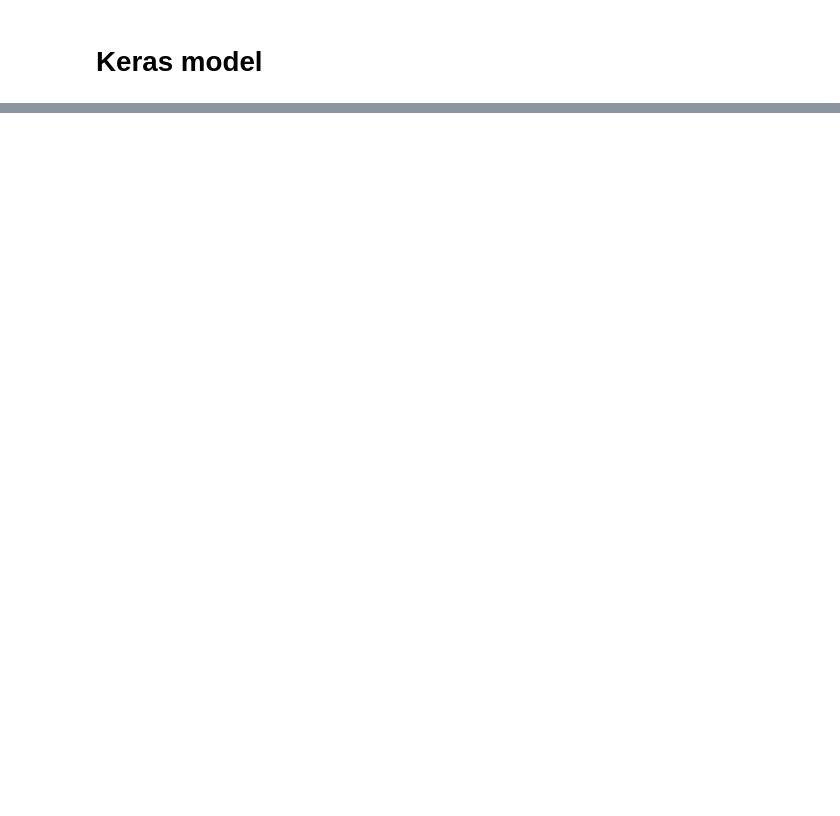
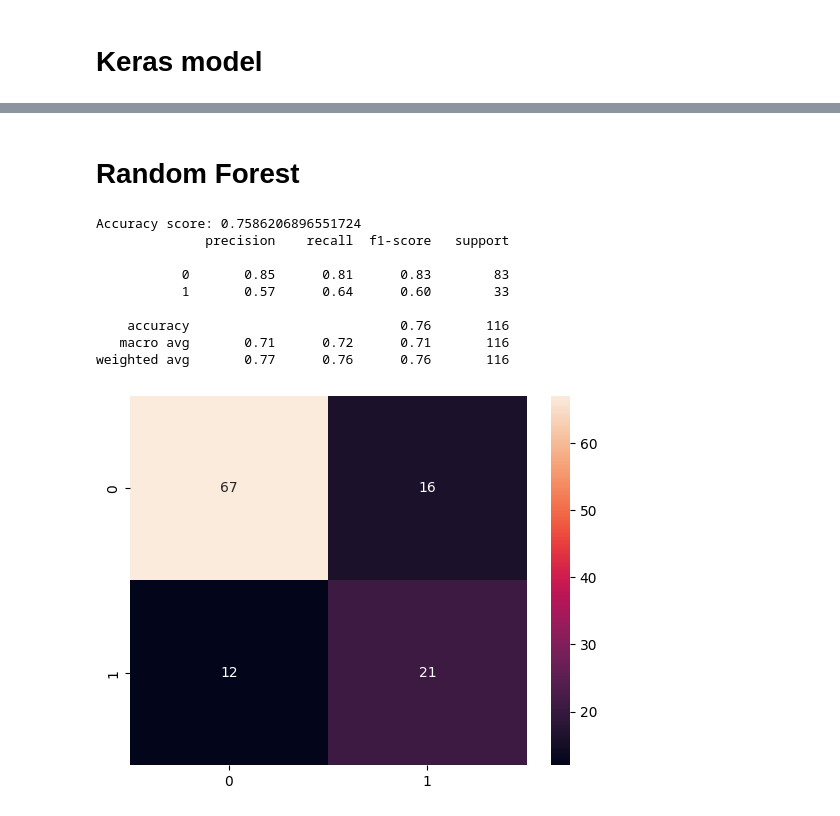
Before and after one commit to holmon-alp/diagnosis-of-diabetes, a Jupyter notebook: Diagnosis_of_diabetes.ipynb, the cells around one changed output, grey strips where cells are left out. Cells and saved outputs as stored; diff of their text form; code cells hidden in the pictures; blank space fills up the shorter version.

```diff
--- a/Diagnosis_of_diabetes.ipynb
+++ b/Diagnosis_of_diabetes.ipynb
@@ -245,0 +281,26 @@ ks_model.evaluate(X_test, y_test)
+# %% [markdown]
+# Random Forest
+# %%
+from sklearn.ensemble import RandomForestClassifier
+
+RF_model = RandomForestClassifier()
+RF_model.fit(X_train, y_train)
+
+y_pred = RF_model.predict(X_test)
+
+print("Accuracy score:", accuracy_score(y_test, y_pred))
+print(classification_report(y_test, y_pred))
+
+sns.heatmap(confusion_matrix(y_test, y_pred), annot=True)
+plt.show()
+# %% [output]
+Accuracy score: 0.7586206896551724
+              precision    recall  f1-score   support
+
+           0       0.85      0.81      0.83        83
+           1       0.57      0.64      0.60        33
+
+    accuracy                           0.76       116
+   macro avg       0.71      0.72      0.71       116
+weighted avg       0.77      0.76      0.76       116
+[figure, added]
```
Also changed, not shown: parts of 29 cells of this notebook.
